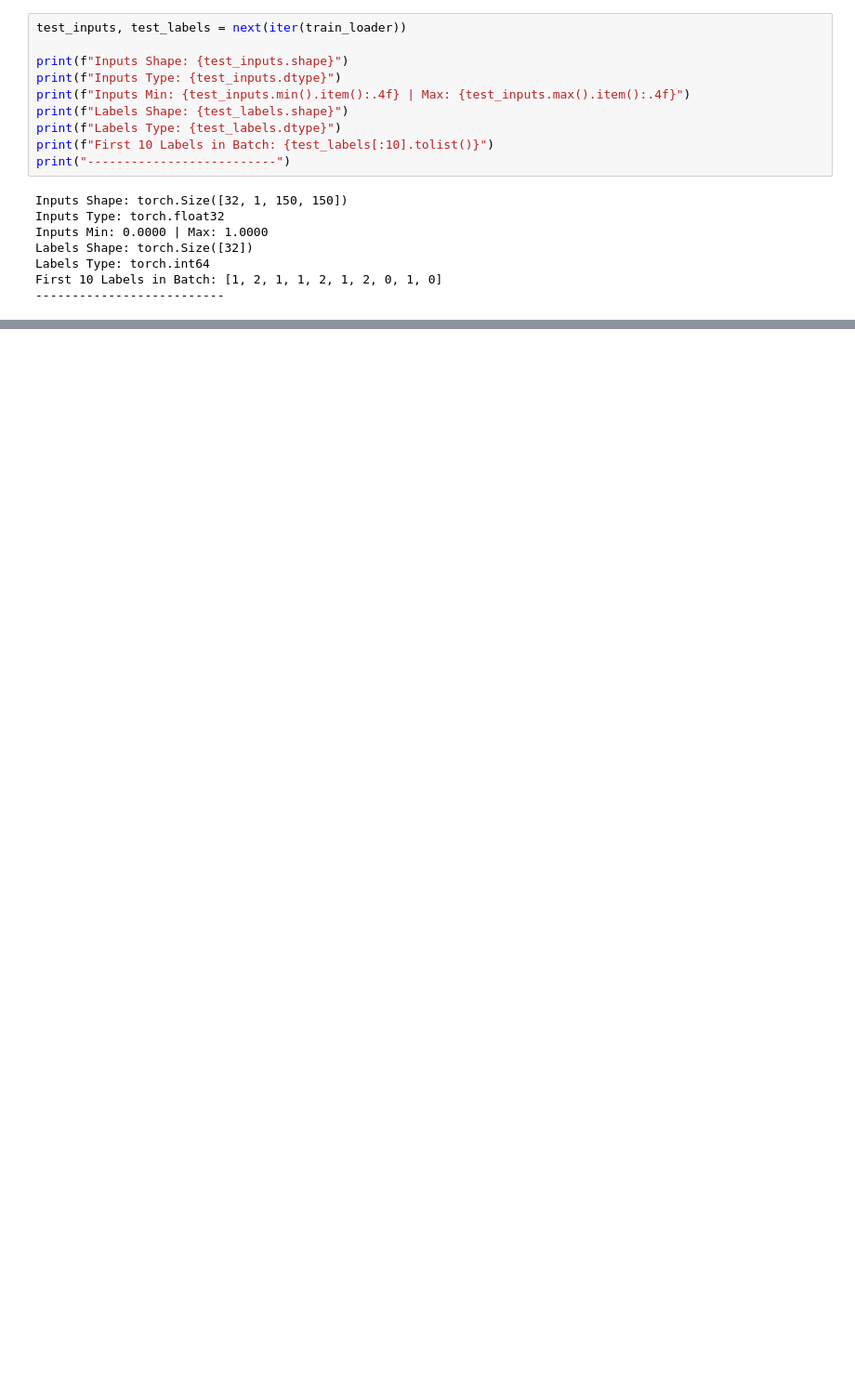
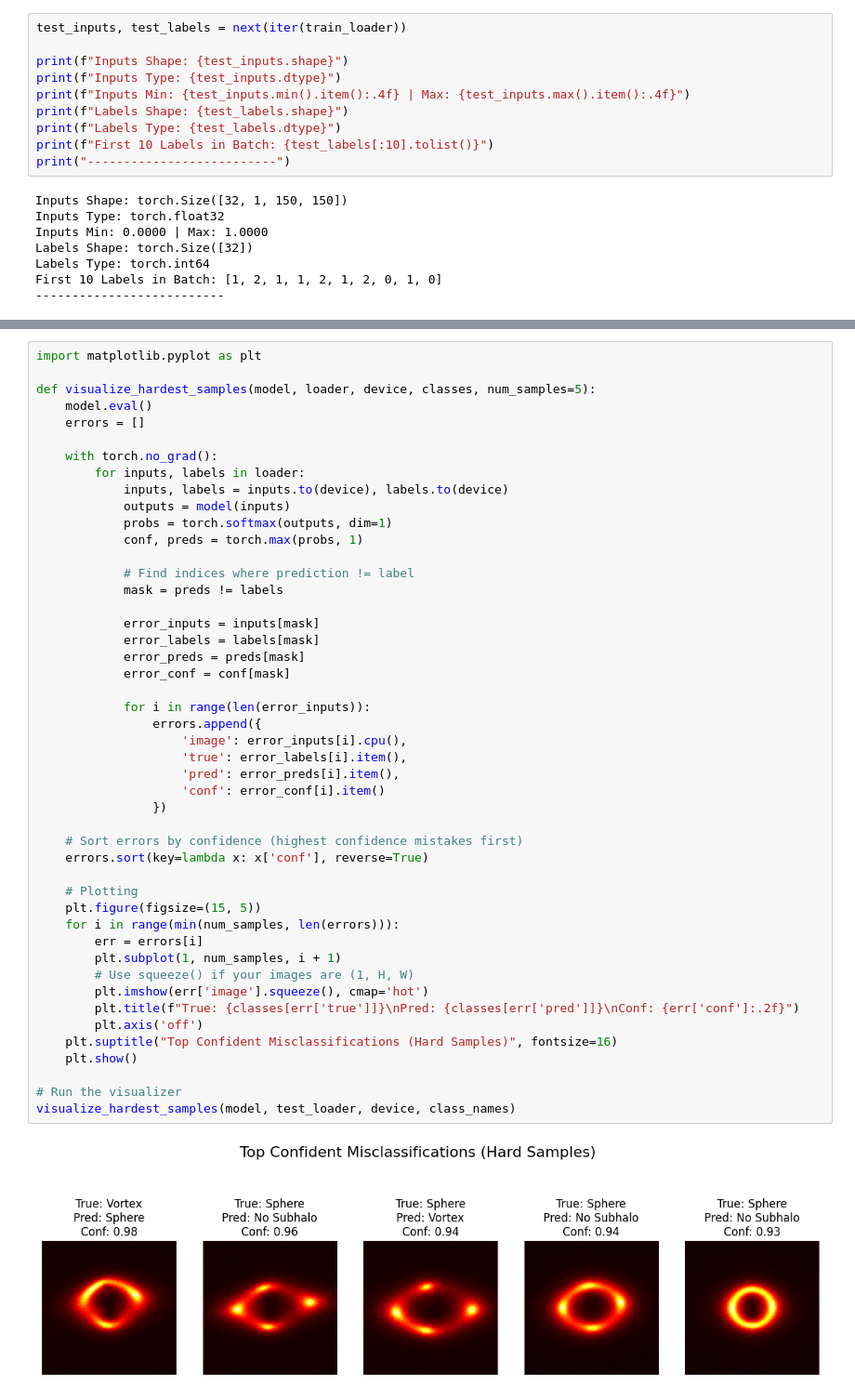
Before and after one commit to KunalG-Zol/deeplense-gsoc2026-tests, a Jupyter notebook: Common_Test_1/training.ipynb, the cells around one changed output, grey strips where cells are left out. Shown at 93% size. Cells and saved outputs as stored; diff of their text form; blank space fills up the shorter version.

```diff
--- a/Common_Test_1/training.ipynb
+++ b/Common_Test_1/training.ipynb
@@ -200,0 +738,49 @@ First 10 Labels in Batch: [1, 2, 1, 1, 2, 1, 2, 0, 1, 0]
+# %%
+import matplotlib.pyplot as plt
+
+def visualize_hardest_samples(model, loader, device, classes, num_samples=5):
+    model.eval()
+    errors = []
+
+    with torch.no_grad():
+        for inputs, labels in loader:
+            inputs, labels = inputs.to(device), labels.to(device)
+            outputs = model(inputs)
+            probs = torch.softmax(outputs, dim=1)
+            conf, preds = torch.max(probs, 1)
+
+            # Find indices where prediction != label
+            mask = preds != labels
+
+            error_inputs = inputs[mask]
+            error_labels = labels[mask]
+            error_preds = preds[mask]
+            error_conf = conf[mask]
+
+            for i in range(len(error_inputs)):
+                errors.append({
+                    'image': error_inputs[i].cpu(),
+                    'true': error_labels[i].item(),
+                    'pred': error_preds[i].item(),
+                    'conf': error_conf[i].item()
+                })
+
+    # Sort errors by confidence (highest confidence mistakes first)
+    errors.sort(key=lambda x: x['conf'], reverse=True)
+
+    # Plotting
+    plt.figure(figsize=(15, 5))
+    for i in range(min(num_samples, len(errors))):
+        err = errors[i]
+        plt.subplot(1, num_samples, i + 1)
+        # Use squeeze() if your images are (1, H, W)
+        plt.imshow(err['image'].squeeze(), cmap='hot')
+        plt.title(f"True: {classes[err['true']]}\nPred: {classes[err['pred']]}\nConf: {err['conf']:.2f}")
+        plt.axis('off')
+    plt.suptitle("Top Confident Misclassifications (Hard Samples)", fontsize=16)
+    plt.show()
+
+# Run the visualizer
+visualize_hardest_samples(model, test_loader, device, class_names)
+# %% [output]
+[figure, added]
```
Also changed, not shown: parts of 27 cells of this notebook, 3 other files.
